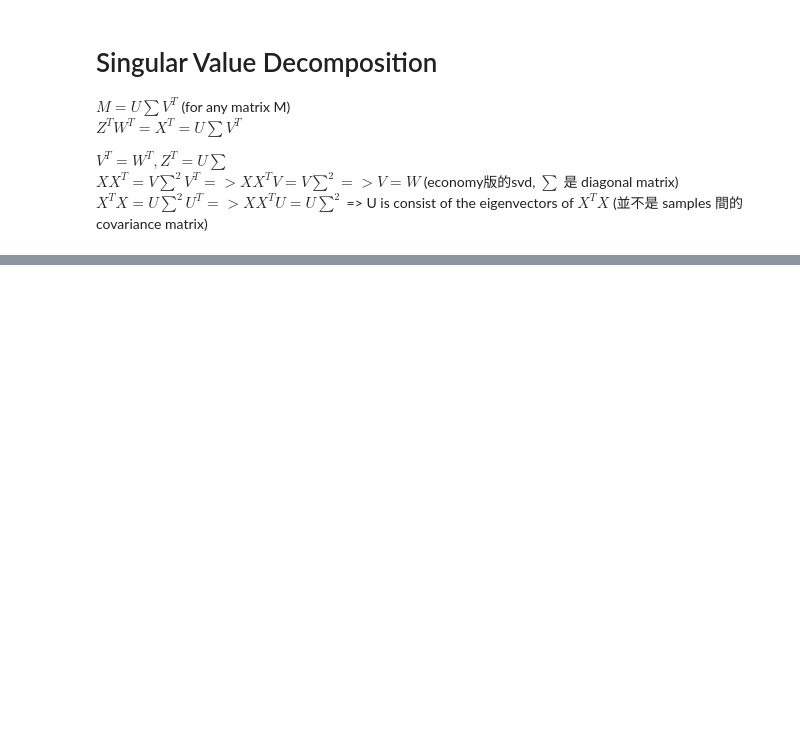
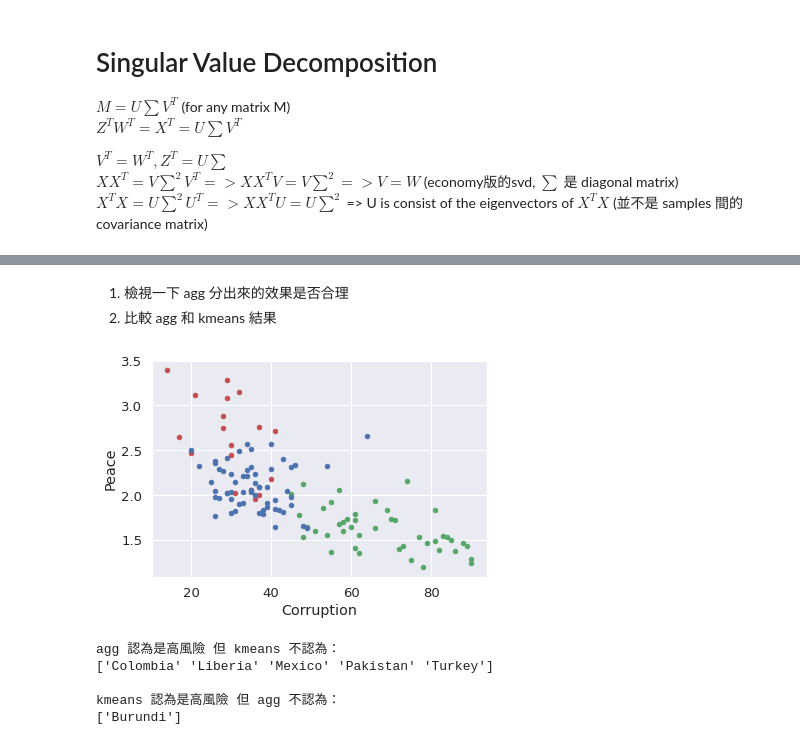
Before and after one commit to YI-CHENG-SHIH645/ML, a Jupyter notebook: ch2_unsupervised-learning/ch2.ipynb, the cells around one changed output, grey strips where cells are left out. Drawn from its saved outputs; the diff is of its cells as text; code cells hidden in the pictures; blank space fills up the shorter version.

```diff
--- a/ch2_unsupervised-learning/ch2.ipynb
+++ b/ch2_unsupervised-learning/ch2.ipynb
@@ -762,3 +356,0 @@ draw_cov_heatmap(cov_matrix, cols)
-# %%
-new_features = new_2019_country_risk[['Peace', 'Legal', 'GDP Growth']]
-new_scaled_features = scaler.fit_transform(new_features)
@@ -791,0 +433,37 @@ display_side_by_side([df[new_kmeans.labels_ == 2][['Country']],
+# %% [markdown]
+
+1.   檢視一下 agg 分出來的效果是否合理
+2.   比較 agg 和 kmeans 結果
+# %%
+three = df[['Peace', 'Legal', 'GDP Growth']]
+scaled_three = scaler.fit_transform(three)
+
+agg = AgglomerativeClustering(n_clusters=3, linkage='ward').fit(scaled_input)
+kmeans_scaled_three = KMeans(n_clusters=3, random_state=random_state).fit(scaled_three)
+
+ax = plt.gca()
+df[agg.labels_==0].plot.scatter(x='Corruption', y='Peace', color='r', ax=ax)
+df[agg.labels_==1].plot.scatter(x='Corruption', y='Peace', color='g', ax=ax)
+df[agg.labels_==2].plot.scatter(x='Corruption', y='Peace', color='b', ax=ax)
+plt.show()
+
+# agg 認為高風險的國家
+agg_high_risk = df[agg.labels_==0][['Country']]
+# kmeans 認為高風險的國家
+kmeans_high_risk_label = np.argmax(kmeans_scaled_three.cluster_centers_[:, 0])
+kmeans_high_risk = df[kmeans_scaled_three.labels_==kmeans_high_risk_label][['Country']]
+print()
+
+print("agg 認為是高風險 但 kmeans 不認為：")
+print(np.setdiff1d(agg_high_risk.values, kmeans_high_risk.values))
+print()
+
+print("kmeans 認為是高風險 但 agg 不認為：")
+print(np.setdiff1d(kmeans_high_risk.values, agg_high_risk.values))
+# %% [output]
+[figure, added]
+agg 認為是高風險 但 kmeans 不認為：
+['Colombia' 'Liberia' 'Mexico' 'Pakistan' 'Turkey']
+
+kmeans 認為是高風險 但 agg 不認為：
+['Burundi']
```
Also changed, not shown: parts of 94 cells of this notebook.
